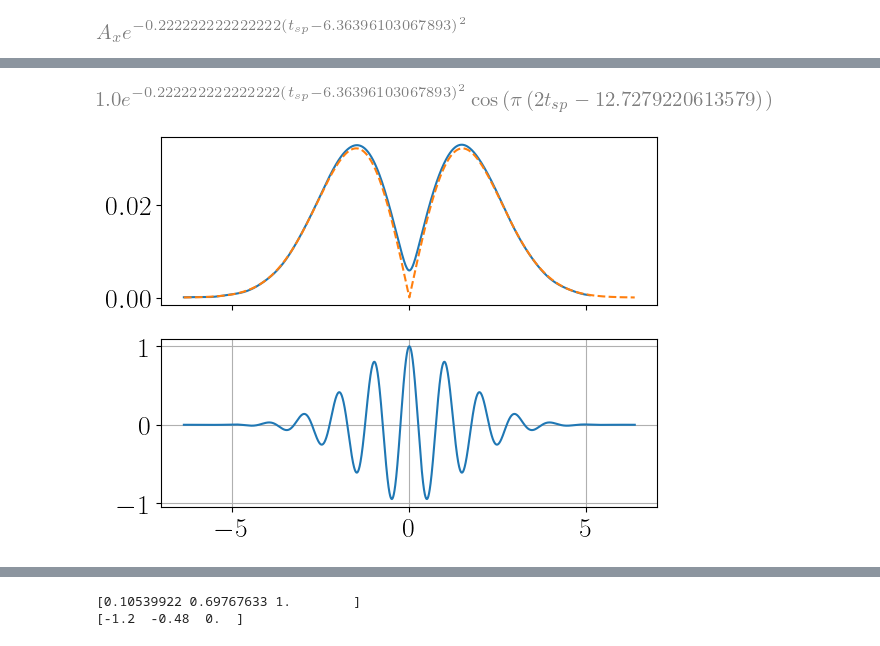
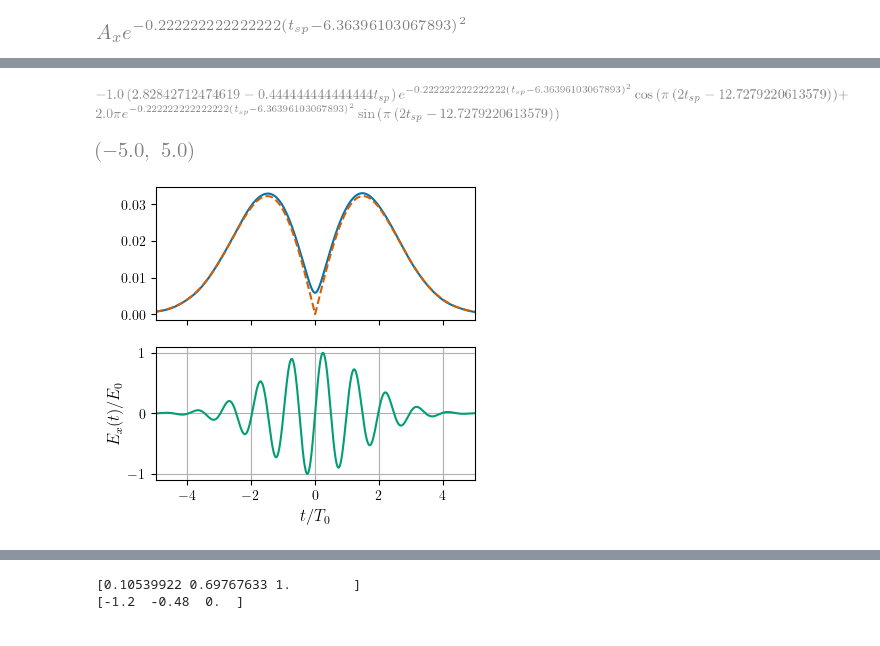
Before and after one commit to howbgl/Floquet_Dirac_ttp, a Jupyter notebook: LinearDirac.ipynb, the cells around one changed output, grey strips where cells are left out. Drawn from its saved outputs; the diff is of its cells as text; code cells hidden in the pictures.

Commit message:
More work on adiabatic corr.

```diff
--- a/LinearDirac.ipynb
+++ b/LinearDirac.ipynb
@@ -307,34 +380,38 @@ ax.legend(fontsize=8)
 # %%
 nt,ncs,_ = ifs_hamiltonians.shape
 phases = np.zeros((nt,ncs), dtype=np.float64)
 xis    = np.zeros_like(phases)
 dt = np.diff(ts)[0]
 for i in range(len(phases)):
     xis[i,:] = np.real(np.diag(ifs_hamiltonians[i,:,:]))
     if i==0:
         phases[0,:] = np.angle(ct[0,:])
     else:
         phases[i,:] = phases[i-1,:] + dt * xis[i-1,:]
 
 axt_full_ex =hDirac_pulse.Axenv * hDirac_pulse.Vxt
 axt_full_ex = axt_full_ex.subs({tau_sp: par_fix['tau_sp'], mu_sp: par_fix['mu_sp'], A_x: params_env['A_x'], T_p: 1})
 axt_full = sp.lambdify(t_sp, axt_full_ex, 'numpy')
-axt_full_ex
+ext_full_ex = sp.diff(-axt_full_ex, t_sp)
+ext_full    = sp.lambdify(t_sp, ext_full_ex, 'numpy')
+ext_full_ex
 # %% [output]
-[figure, old version]
+[figure, new version]
 # %%
 corr = -1.0j*ifs_hamiltonians[:,20,22]/(xis[:,22] - xis[:,20])
 
-fig, axs = plt.subplots(2,1,sharex=True)
+fig, axs = plt.subplots(2,1,sharex=True, figsize=set_size(0.65*pagewidth, 0.6*pagewidth))
 
 ax = axs[0]
-ax.plot(ts-par_fix["mu_sp"], np.abs(ct[:,22]))
-ax.plot(ts3[:-1]-par_fix["mu_sp"],np.abs(corr), '--')
+ax.plot(ts-par_fix["mu_sp"], np.abs(ct[:,22]), color=palette[0])
+ax.plot(ts3[:-1]-par_fix["mu_sp"],np.abs(corr), '--', color=palette[2])
 
 ax = axs[1]
-ax.plot(ts3-par_fix["mu_sp"],axt_full(ts3))
-# ax.set_xticks(np.arange(0, ts3[-1], 3))
+ax.plot(ts3-par_fix["mu_sp"],ext_full(ts3)/np.max(ext_full(ts3)), color=palette[1])
 ax.grid()
-# ax.plot(ts3[:-1],-np.diff(axt_full(ts3))*1e2)
+ax.set_xlabel(r'$t/T_0$')
+ax.set_ylabel(r'$E_x(t)/E_0$')
+ax.set_xlim(-5,5)
 # %% [output]
-[figure, old version]
+[figure, new version]
+[figure, added]
```
Also changed, not shown: parts of 27 cells of this notebook, 4 other files.
